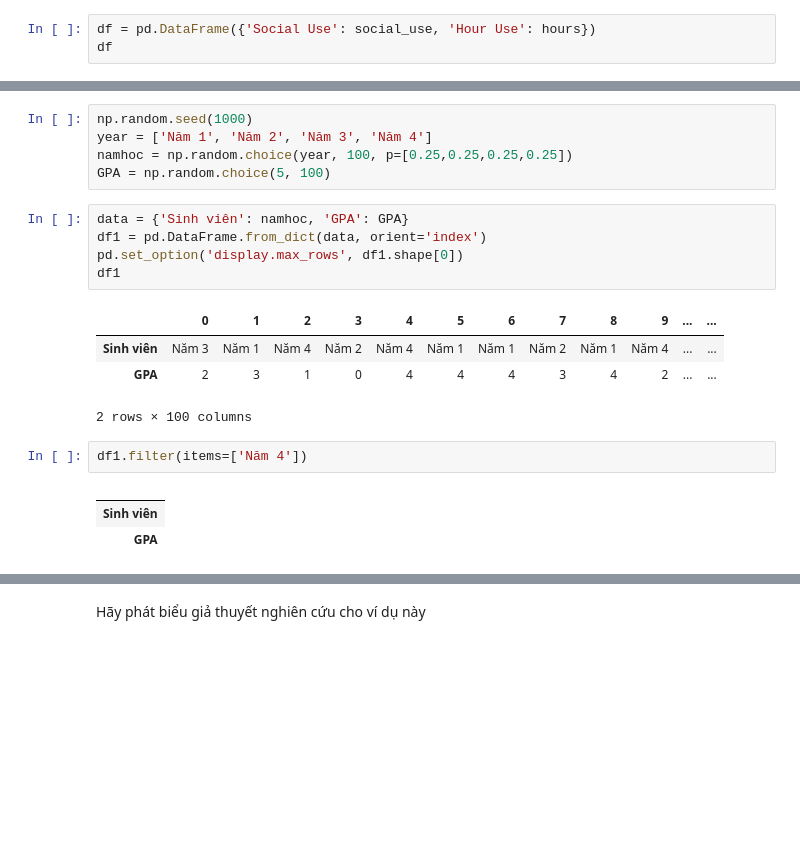
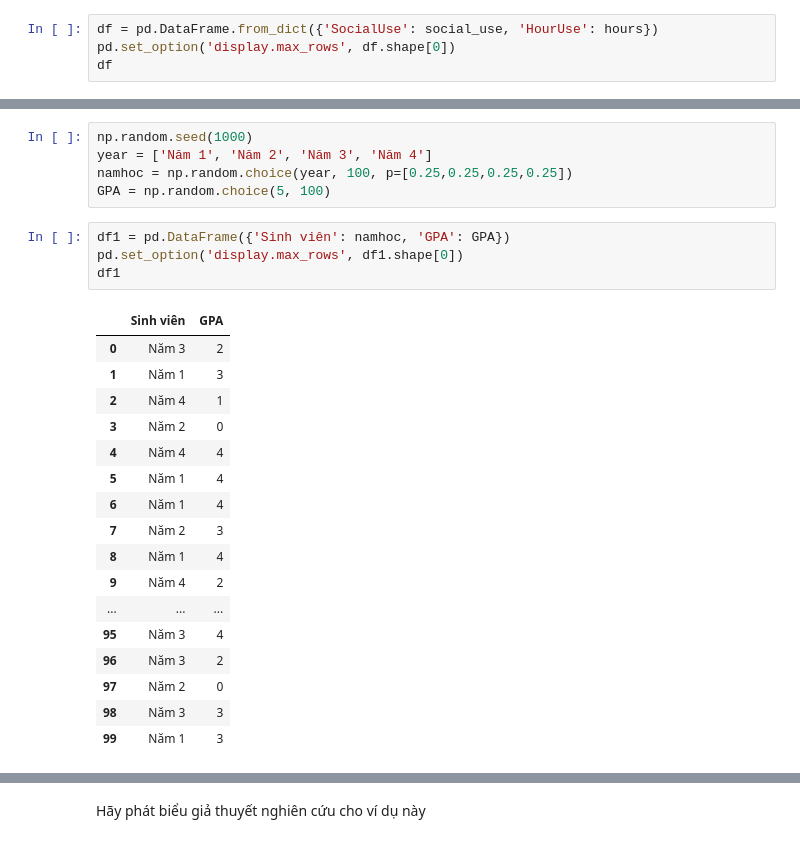
Before and after one commit to congltk1234/NhapMonKHDL, a Jupyter notebook: huong_dan_du_lieu_ANOVA.ipynb, the cells around one changed output, grey strips where cells are left out. Drawn from its saved outputs; the diff is of its cells as text; blank space fills up the shorter version.

```diff
--- a/huong_dan_du_lieu_ANOVA.ipynb
+++ b/huong_dan_du_lieu_ANOVA.ipynb
@@ -22,6 +24,7 @@ social_levels = ['low', 'medium', 'high']
 social_use = np.random.choice(social_levels, 100, p = [0.2, 0.5, 0.3])
 hours = np.random.choice(8, 100)
 # %%
-df = pd.DataFrame({'Social Use': social_use, 'Hour Use': hours})
+df = pd.DataFrame.from_dict({'SocialUse': social_use, 'HourUse': hours})
+pd.set_option('display.max_rows', df.shape[0])
 df
 # %% [output]
@@ -63,18 +75,24 @@ year = ['Năm 1', 'Năm 2', 'Năm 3', 'Năm 4']
 namhoc = np.random.choice(year, 100, p=[0.25,0.25,0.25,0.25])
 GPA = np.random.choice(5, 100)
 # %%
-data = {'Sinh viên': namhoc, 'GPA': GPA}
-df1 = pd.DataFrame.from_dict(data, orient='index')
+df1 = pd.DataFrame({'Sinh viên': namhoc, 'GPA': GPA})
 pd.set_option('display.max_rows', df1.shape[0])
 df1
 # %% [output]
-|  | 0 | 1 | 2 | 3 | 4 | 5 | 6 | 7 | 8 | 9 | ... | ... |
-| Sinh viên | Năm 3 | Năm 1 | Năm 4 | Năm 2 | Năm 4 | Năm 1 | Năm 1 | Năm 2 | Năm 1 | Năm 4 | ... | ... |
-| GPA | 2 | 3 | 1 | 0 | 4 | 4 | 4 | 3 | 4 | 2 | ... | ... |
+|  | Sinh viên | GPA |
+| 0 | Năm 3 | 2 |
+| 1 | Năm 1 | 3 |
+| 2 | Năm 4 | 1 |
+| 3 | Năm 2 | 0 |
+| 4 | Năm 4 | 4 |
+| 5 | Năm 1 | 4 |
+| 6 | Năm 1 | 4 |
+| 7 | Năm 2 | 3 |
+| 8 | Năm 1 | 4 |
+| 9 | Năm 4 | 2 |
+| ... | ... | ... |
+| 95 | Năm 3 | 4 |
+| 96 | Năm 3 | 2 |
+| 97 | Năm 2 | 0 |
+| 98 | Năm 3 | 3 |
+| 99 | Năm 1 | 3 |
-2 rows × 100 columns
-# %%
-df1.filter(items=['Năm 4'])
-# %% [output]
-|  |
-| Sinh viên |
-| GPA |
```
Also changed, not shown: parts of 4 cells of this notebook.
